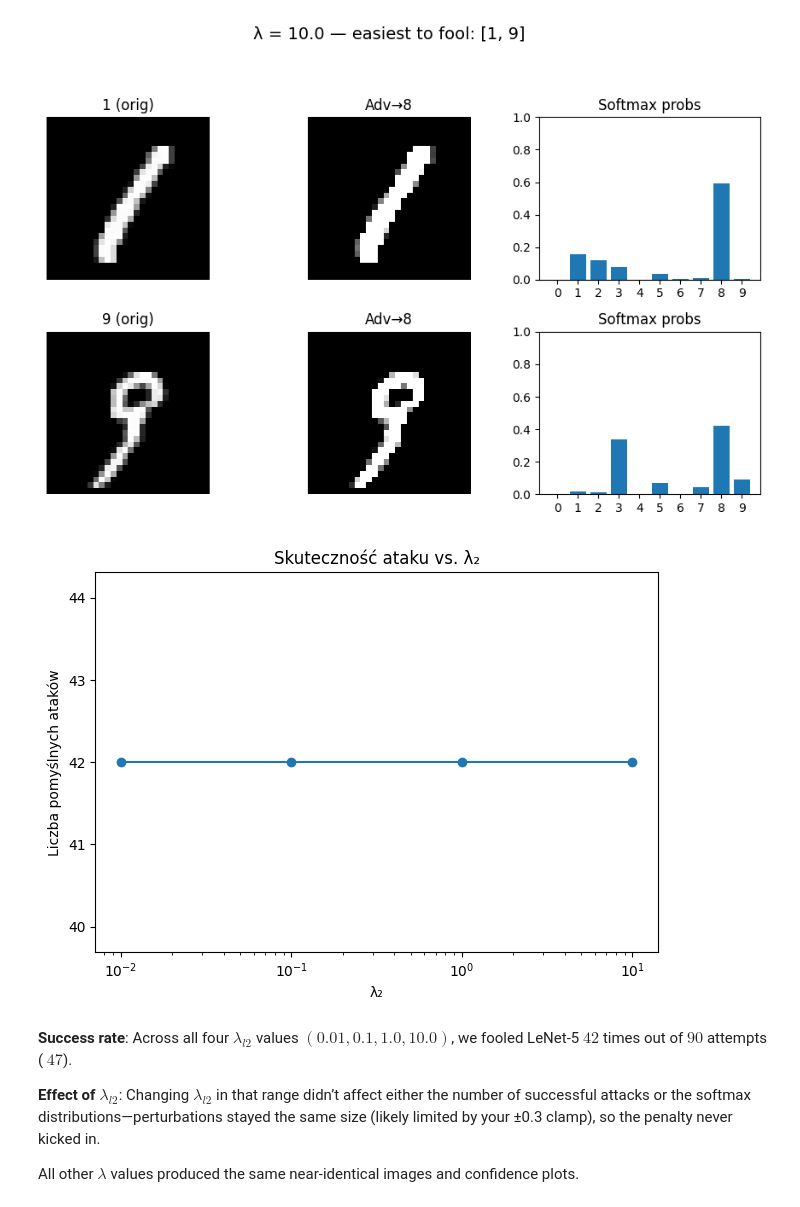
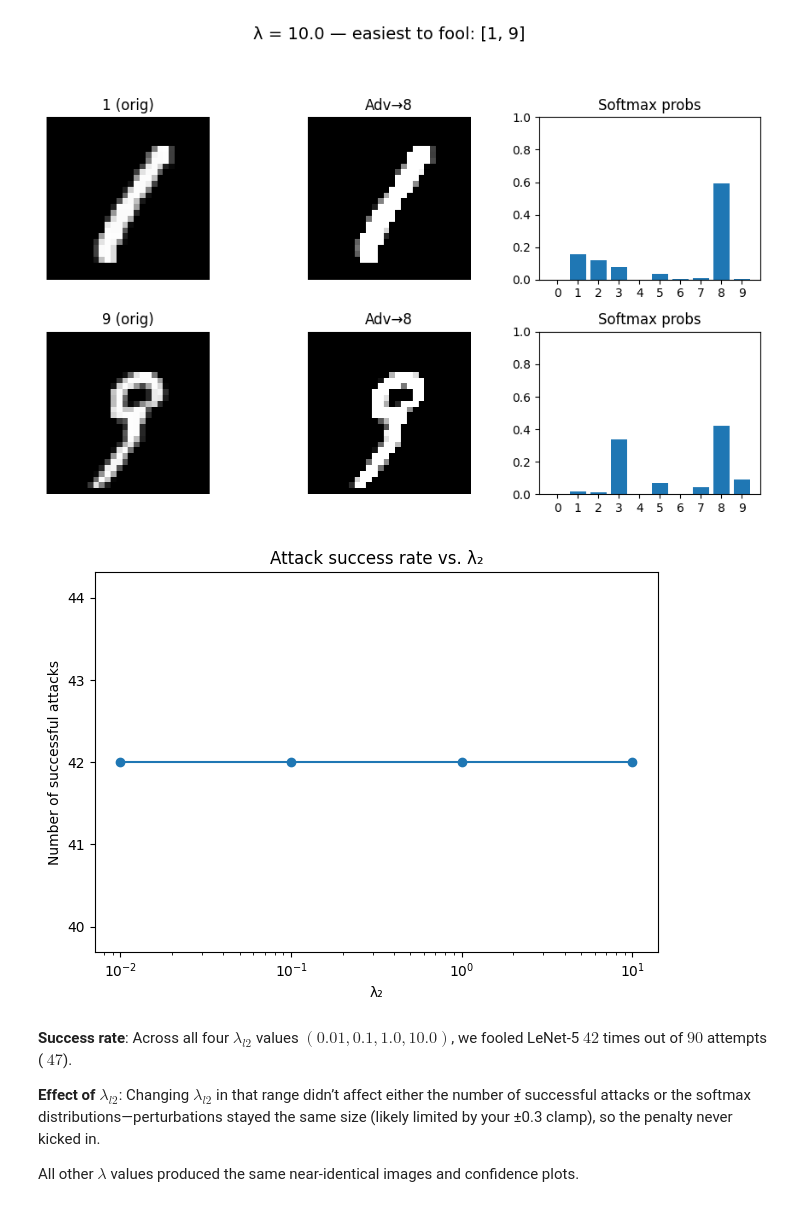
Before and after one commit to dg7s/Machine-Learning, a Jupyter notebook: hw/Adversarial_Examples_Fooling_LeNet_5.ipynb, the cells around one changed output. Saved outputs shown, nothing was run; the diff lists cells and outputs as text; code cells hidden in the pictures.

```diff
--- a/hw/Adversarial_Examples_Fooling_LeNet_5.ipynb
+++ b/hw/Adversarial_Examples_Fooling_LeNet_5.ipynb
@@ -356,13 +356,13 @@ for lam in lambdas:
 # %%
 plt.plot(list(summary.keys()), list(summary.values()), marker='o')
 plt.xscale('log')
 plt.xlabel('λ₂')
-plt.ylabel('Liczba pomyślnych ataków')
-plt.title('Skuteczność ataku vs. λ₂')
+plt.ylabel('Number of successful attacks')
+plt.title('Attack success rate vs. λ₂')
 plt.tight_layout()
 plt.show()
 # %% [output]
-[figure, old version]
+[figure, new version]
 # %% [markdown]
 **Success rate**: Across all four $\lambda_{l2}$ values $(0.01, 0.1, 1.0, 10.0)$, we fooled LeNet-5 $42$ times out of $90$ attempts ($~47 %$).
 
```
